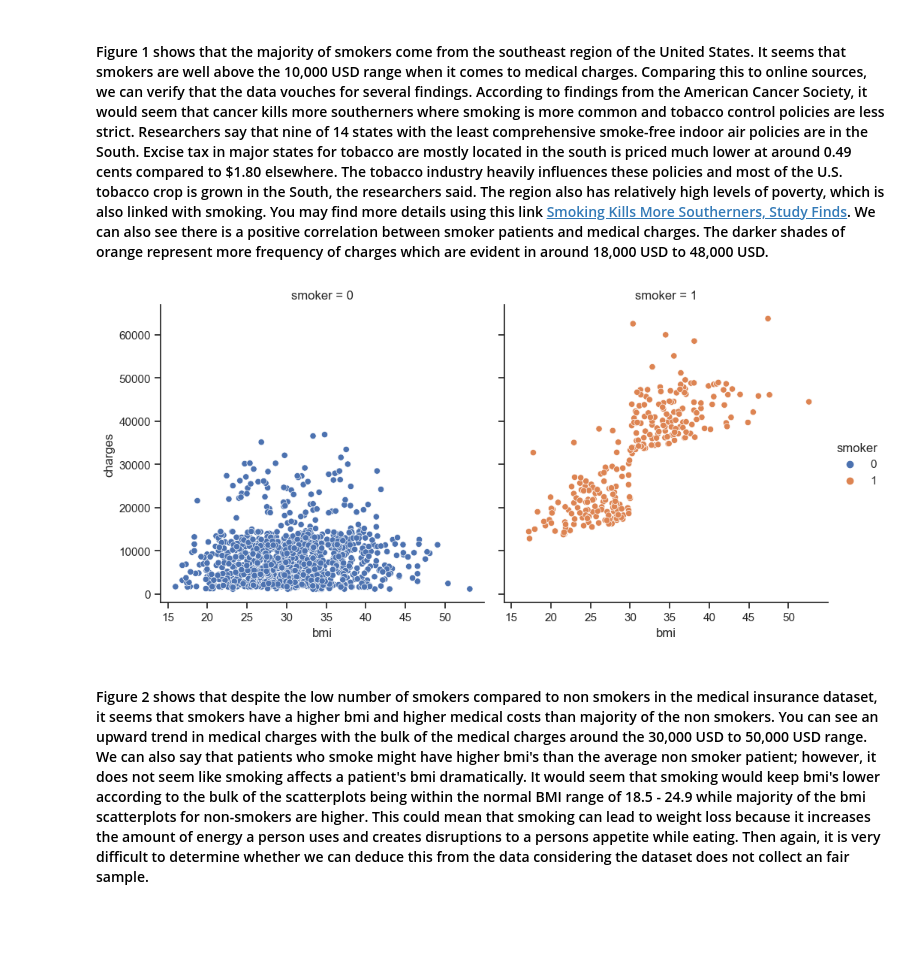
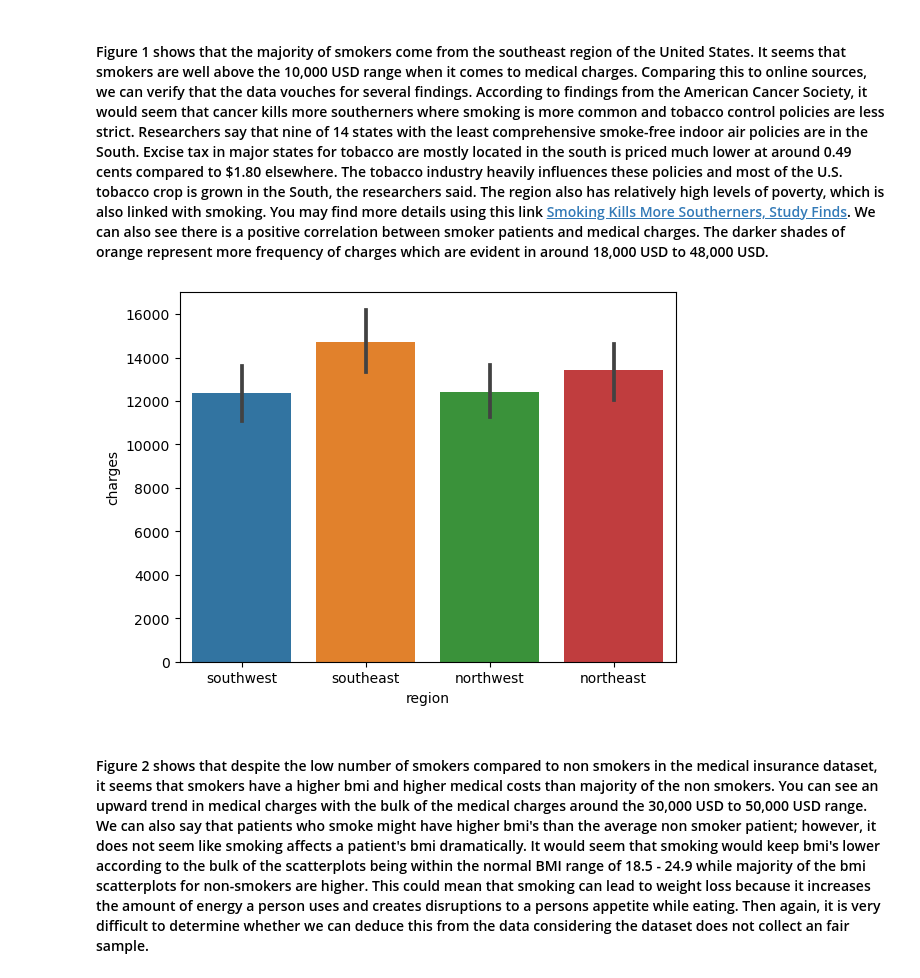
Before and after one commit to ubco-W2022T1-cosc301/project-group44, a Jupyter notebook: notebooks/analysis1.ipynb, the cells around one changed output. Cells and saved outputs as stored; diff of their text form; code cells hidden in the pictures; blank space fills up the shorter version.

```diff
--- a/notebooks/analysis1.ipynb
+++ b/notebooks/analysis1.ipynb
@@ -291,9 +274,10 @@ Text(0.5, 1.0, 'Figure 1: Medical charge correspondence with Regions in the Unit
 # %% [markdown]
 #### Figure 1 shows that the majority of smokers come from the southeast region of the United States. It seems that smokers are well above the 10,000 USD range when it comes to medical charges. Comparing this to online sources, we can verify that the data vouches for several findings. According to findings from the American Cancer Society, it would seem that cancer kills more southerners where smoking is more common and tobacco control policies are less strict. Researchers say that nine of 14 states with the least comprehensive smoke-free indoor air policies are in the South. Excise tax in major states for tobacco are mostly located in the south is priced much lower at around 0.49 cents compared to $1.80 elsewhere. The tobacco industry heavily influences these policies and most of the U.S. tobacco crop is grown in the South, the researchers said. The region also has relatively high levels of poverty, which is also linked with smoking. You may find more details using this link [Smoking Kills More Southerners, Study Finds](https://www.nbcnews.com/health/cancer/smoking-kills-more-southerners-study-finds-n671921). We can also see there is a positive correlation between smoker patients and medical charges. The darker shades of orange represent more frequency of charges which are evident in around 18,000 USD to 48,000 USD.
-# %%
-g = sns.relplot(data = df_clean, x = 'bmi', y = 'charges', hue = 'smoker', col = 'smoker')
-# %% [output]
-[figure, removed]
+# %%
+sns.barplot(x='region', y='charges',hue='data=df_clean)
+plt.show()
+# %% [output]
+[figure, added]
 # %% [markdown]
 #### Figure 2 shows that despite the low number of smokers compared to non smokers in the medical insurance dataset, it seems that smokers have a higher bmi and higher medical costs than majority of the non smokers. You can see an upward trend in medical charges with the bulk of the medical charges around the 30,000 USD to 50,000 USD range. We can also say that patients who smoke might have higher bmi's than the average non smoker patient; however, it does not seem like smoking affects a patient's bmi dramatically. It would seem that smoking would keep bmi's lower according to the bulk of the scatterplots being within the normal BMI range of 18.5 - 24.9 while majority of the bmi scatterplots for non-smokers are higher. This could mean that smoking can lead to weight loss because it increases the amount of energy a person uses and creates disruptions to a persons appetite while eating. Then again, it is very difficult to determine whether we can deduce this from the data considering the dataset does not collect an fair sample.
 # %%
```
Also changed, not shown: parts of 4 cells of this notebook, 3 other files.
